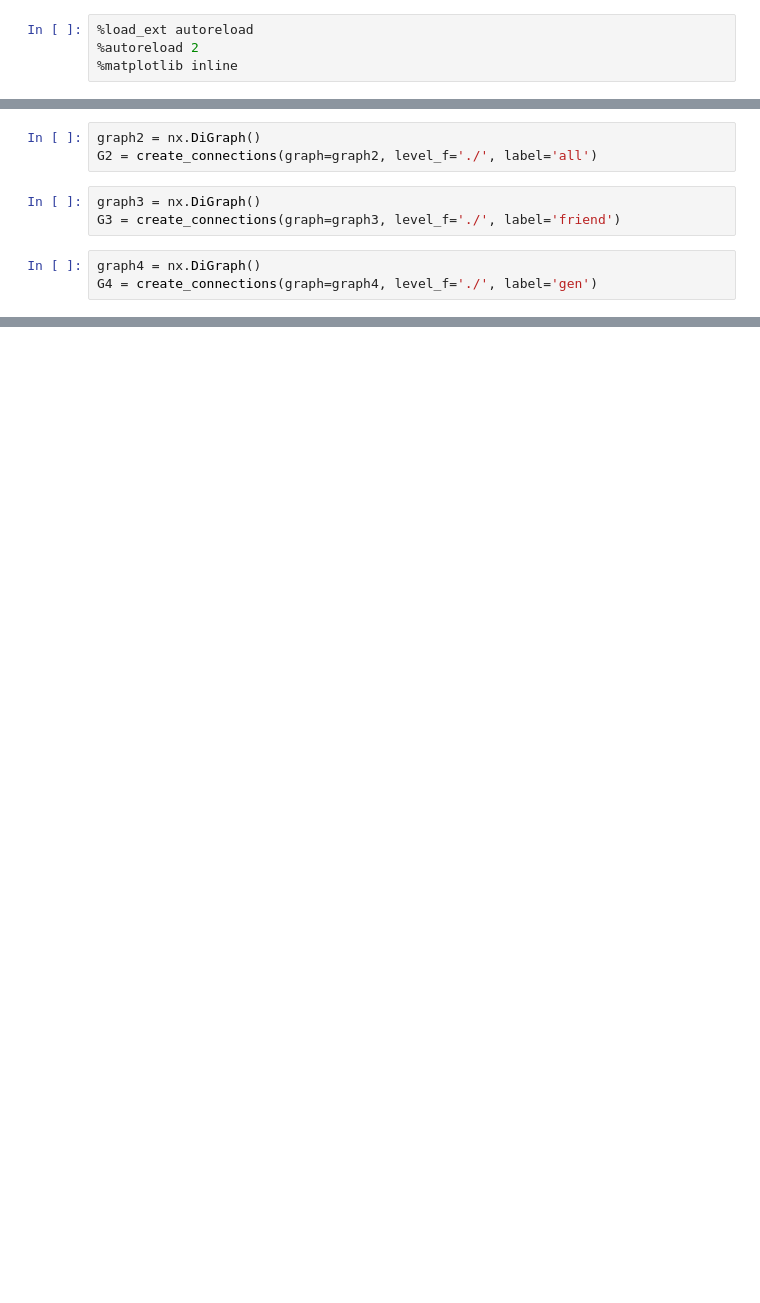
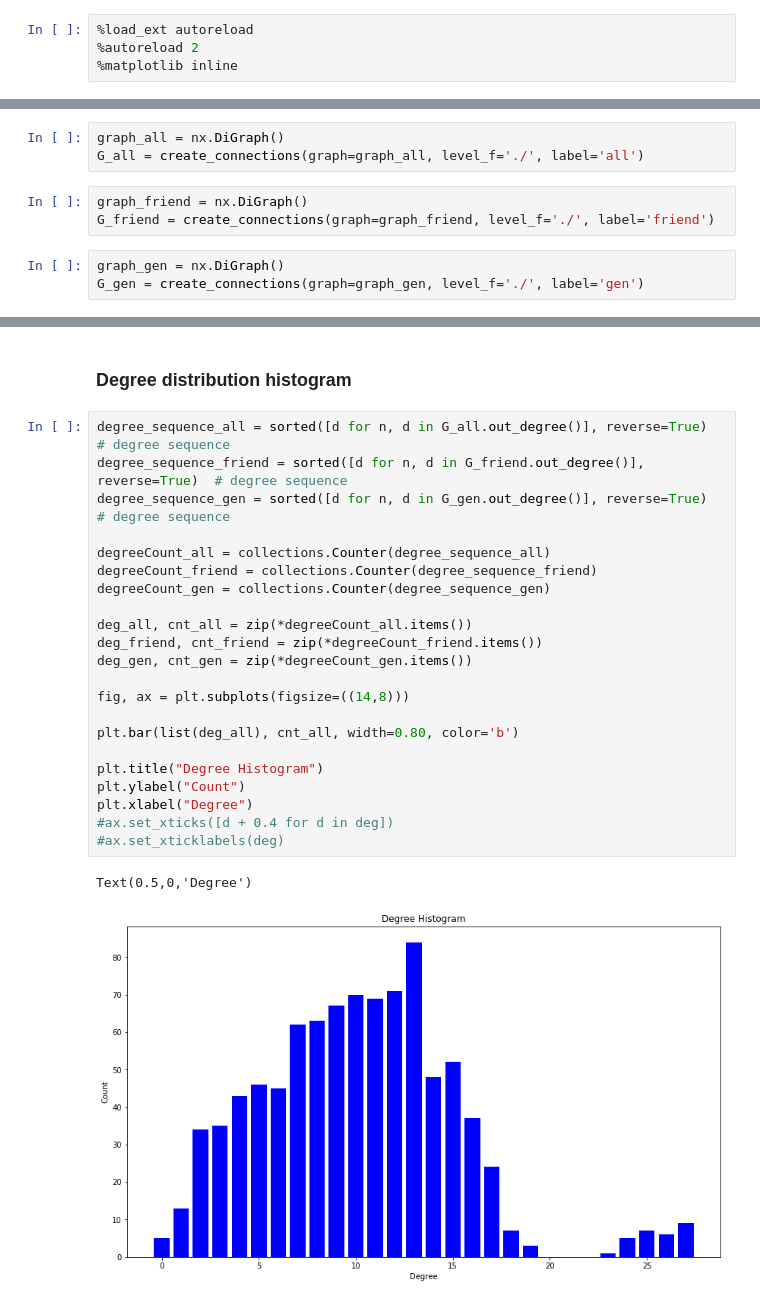
Before and after one commit to ericinlinux/obesity_interventions, a Jupyter notebook: Test_Create_Connections.ipynb, the cells around one changed output, grey strips where cells are left out. Drawn from its saved outputs; the diff is of its cells as text; blank space fills up the shorter version.

```diff
--- a/Test_Create_Connections.ipynb
+++ b/Test_Create_Connections.ipynb
@@ -14,10 +17,10 @@ G = create_connections(graph=graph, level_f='./')
 # %%
-graph2 = nx.DiGraph()
-G2 = create_connections(graph=graph2, level_f='./', label='all')
+graph_all = nx.DiGraph()
+G_all = create_connections(graph=graph_all, level_f='./', label='all')
 # %%
-graph3 = nx.DiGraph()
-G3 = create_connections(graph=graph3, level_f='./', label='friend')
+graph_friend = nx.DiGraph()
+G_friend = create_connections(graph=graph_friend, level_f='./', label='friend')
 # %%
-graph4 = nx.DiGraph()
-G4 = create_connections(graph=graph4, level_f='./', label='gen')
+graph_gen = nx.DiGraph()
+G_gen = create_connections(graph=graph_gen, level_f='./', label='gen')
 # %%
@@ -40,0 +46,27 @@ G5 = create_connections(graph=graph5, level_f='./', label='customized', formula_
+# %% [markdown]
+### Degree distribution histogram
+# %%
+degree_sequence_all = sorted([d for n, d in G_all.out_degree()], reverse=True)  # degree sequence
+degree_sequence_friend = sorted([d for n, d in G_friend.out_degree()], reverse=True)  # degree sequence
+degree_sequence_gen = sorted([d for n, d in G_gen.out_degree()], reverse=True)  # degree sequence
+
+degreeCount_all = collections.Counter(degree_sequence_all)
+degreeCount_friend = collections.Counter(degree_sequence_friend)
+degreeCount_gen = collections.Counter(degree_sequence_gen)
+
+deg_all, cnt_all = zip(*degreeCount_all.items())
+deg_friend, cnt_friend = zip(*degreeCount_friend.items())
+deg_gen, cnt_gen = zip(*degreeCount_gen.items())
+
+fig, ax = plt.subplots(figsize=((14,8)))
+
+plt.bar(list(deg_all), cnt_all, width=0.80, color='b')
+
+plt.title("Degree Histogram")
+plt.ylabel("Count")
+plt.xlabel("Degree")
+#ax.set_xticks([d + 0.4 for d in deg])
+#ax.set_xticklabels(deg)
+# %% [output]
+Text(0.5,0,'Degree')
+[figure, added]
```
Also changed, not shown: parts of 12 cells of this notebook, 5 other files.
